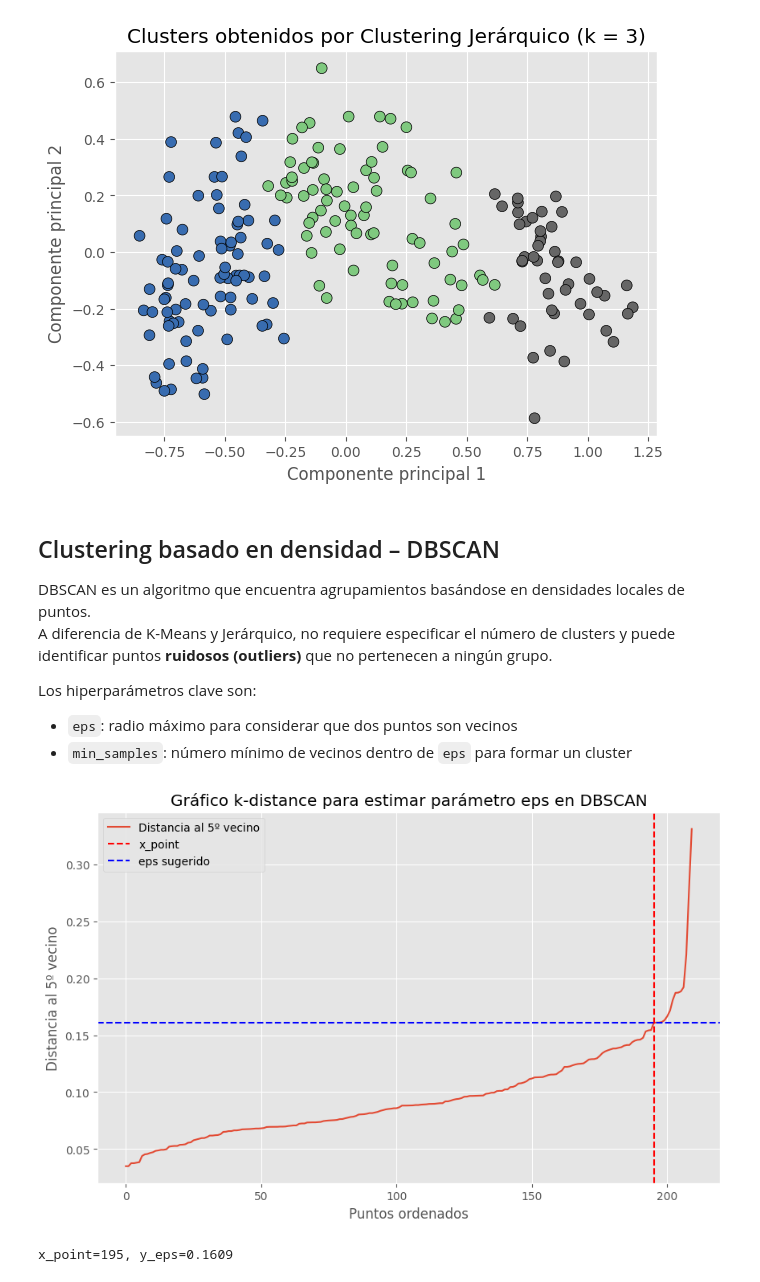
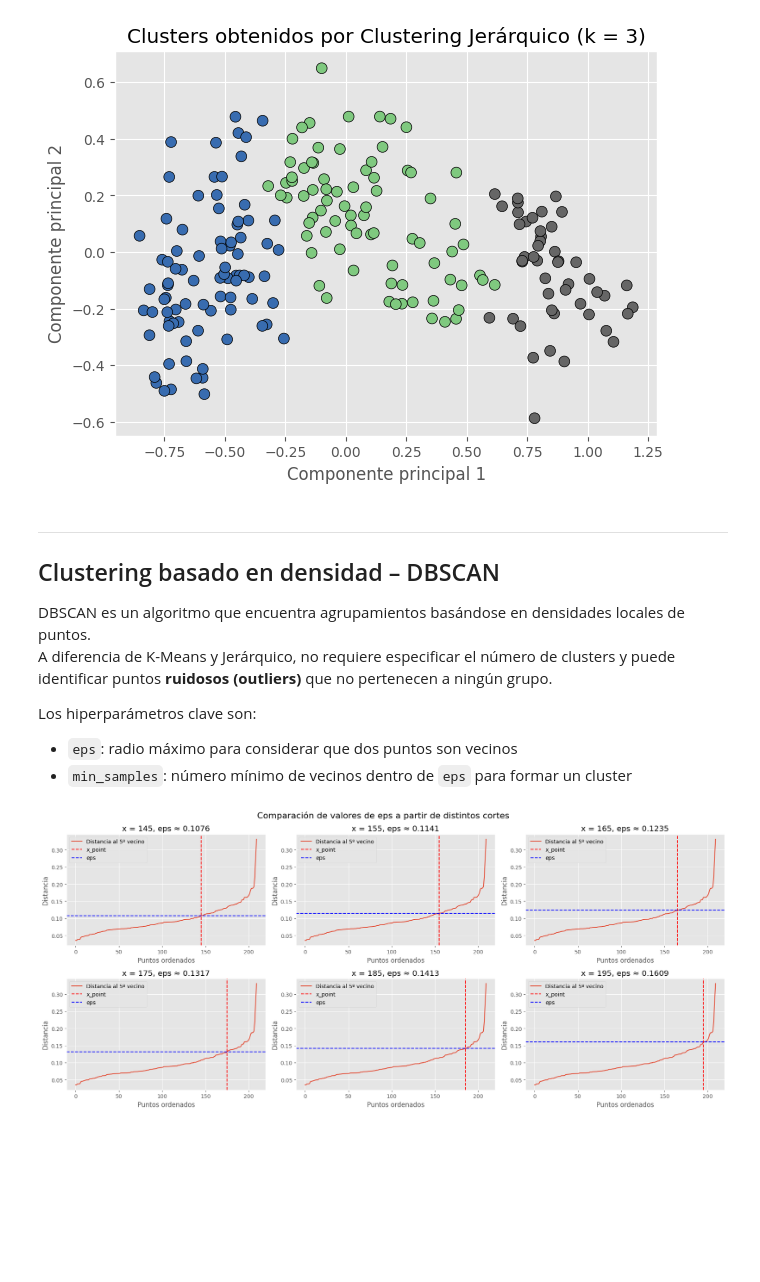
Before and after one commit to 100495884/Aprendizaje-Automatico-P2, a Jupyter notebook: notebooks/notebook_p2.ipynb, the cells around one changed output. Drawn from its saved outputs; the diff is of its cells as text; code cells hidden in the pictures; blank space fills up the shorter version.

```diff
--- a/notebooks/notebook_p2.ipynb
+++ b/notebooks/notebook_p2.ipynb
@@ -323,6 +331,7 @@ plt.show()
 # %% [output]
 [figure]
 # %% [markdown]
+___
 ## Clustering basado en densidad – DBSCAN
 
 DBSCAN es un algoritmo que encuentra agrupamientos basándose en densidades locales de puntos.
@@ -334,35 +343,35 @@ Los hiperparámetros clave son:
 # %%
 from sklearn.neighbors import NearestNeighbors
 import matplotlib.pyplot as plt
+import numpy as np
 
 min_samples = 5
+x_points = list(range(145, 196, 10))
 
-# Calcular distancias al k-ésimo vecino más cercano
+# Calcular distancias
 nn = NearestNeighbors(n_neighbors=min_samples)
 nn.fit(X_reducido)
-distancias, indices = nn.kneighbors(X_reducido)
-
-# Ordenar distancias al k-ésimo vecino
+distancias, _ = nn.kneighbors(X_reducido)
 distancias_ordenadas = np.sort(distancias[:, min_samples - 1])
 
-# Elegir punto donde hay un "codo" en la gráfica
-x_point = 195
-y_eps = distancias_ordenadas[x_point]
+# Crear subplots
+fig, axs = plt.subplots(2, 3, figsize=(18, 8))
+axs = axs.ravel()
 
-# Representar gráfico
-plt.figure(figsize=(10, 6))
-plt.plot(distancias_ordenadas, label='Distancia al {}º vecino'.format(min_samples))
-plt.axvline(x=x_point, color='red', linestyle='--', label='x_point')
-plt.axhline(y=y_eps, color='blue', linestyle='--', label='eps sugerido')
+for i, x_point in enumerate(x_points):
+    y_eps = distancias_ordenadas[x_point]
 
-plt.title("Gráfico k-distance para estimar parámetro eps en DBSCAN")
-plt.xlabel("Puntos ordenados")
-plt.ylabel("Distancia al 5º vecino")
-plt.grid(True)
-plt.legend()
+    axs[i].plot(distancias_ordenadas, label='Distancia al 5º vecino')
+    axs[i].axvline(x=x_point, color='red', linestyle='--', label='x_point')
+    axs[i].axhline(y=y_eps, color='blue', linestyle='--', label='eps')
+    axs[i].set_title(f"x = {x_point}, eps ≈ {y_eps:.4f}")
+    axs[i].set_xlabel("Puntos ordenados")
+    axs[i].set_ylabel("Distancia")
+    axs[i].legend()
+    axs[i].grid(True)
+
+plt.suptitle("Comparación de valores de eps a partir de distintos cortes", fontsize=16)
+plt.tight_layout()
 plt.show()
-
-print(f"{x_point=}, {y_eps=:.4f}")
 # %% [output]
-[figure, old version]
+[figure, new version]
-x_point=195, y_eps=0.1609
```
Also changed, not shown: parts of 19 cells of this notebook.
